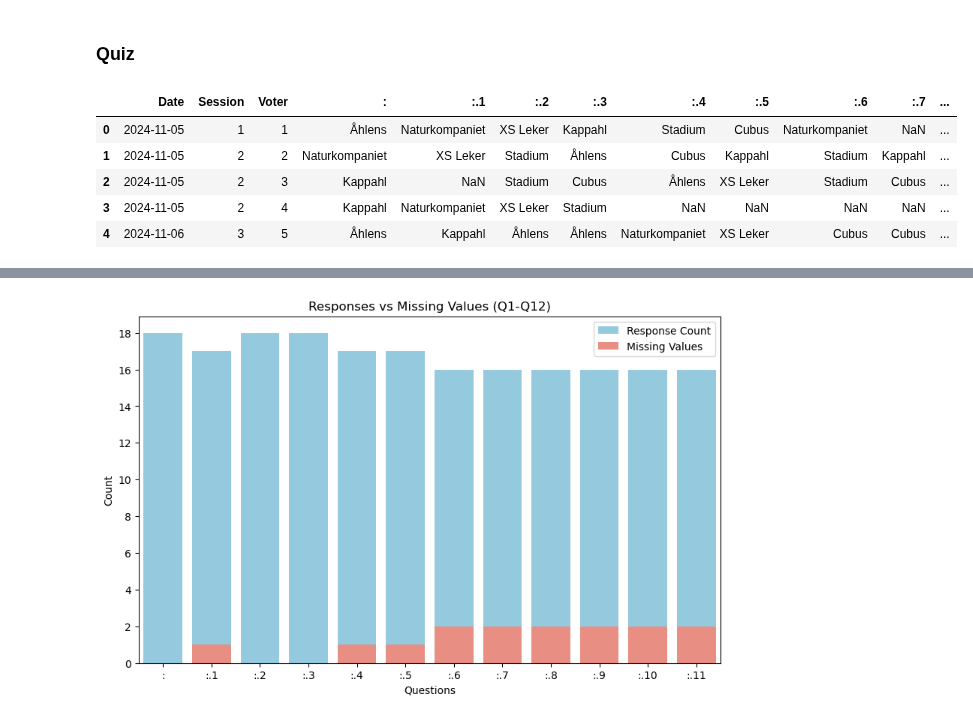
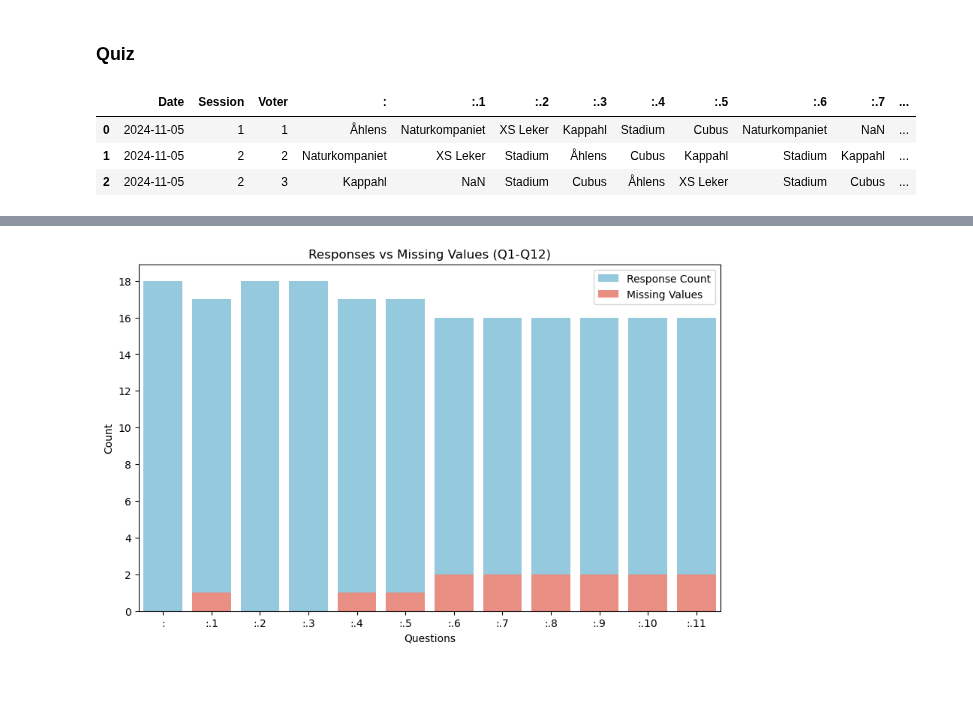
Before and after one commit to emmenru/Music-AI-workshop, a Jupyter notebook: AI-music-workshop.ipynb, the cells around one changed output, grey strips where cells are left out. Drawn from its saved outputs; the diff is of its cells as text; code cells hidden in the pictures; blank space fills up the shorter version.

```diff
--- a/AI-music-workshop.ipynb
+++ b/AI-music-workshop.ipynb
@@ -108,14 +101,12 @@ dtype: int64
 # %% [markdown]
 ### Quiz
 # %%
-df_quiz.head()
+df_quiz.head(3)
 # %% [output]
 |  | Date | Session | Voter | : | :.1 | :.2 | :.3 | :.4 | :.5 | :.6 | :.7 | ... |
 | 0 | 2024-11-05 | 1 | 1 | Åhlens | Naturkompaniet | XS Leker | Kappahl | Stadium | Cubus | Naturkompaniet | NaN | ... |
 | 1 | 2024-11-05 | 2 | 2 | Naturkompaniet | XS Leker | Stadium | Åhlens | Cubus | Kappahl | Stadium | Kappahl | ... |
 | 2 | 2024-11-05 | 2 | 3 | Kappahl | NaN | Stadium | Cubus | Åhlens | XS Leker | Stadium | Cubus | ... |
-| 3 | 2024-11-05 | 2 | 4 | Kappahl | Naturkompaniet | XS Leker | Stadium | NaN | NaN | NaN | NaN | ... |
-| 4 | 2024-11-06 | 3 | 5 | Åhlens | Kappahl | Åhlens | Åhlens | Naturkompaniet | XS Leker | Cubus | Cubus | ... |
 # %%
 df_quiz.info()
 # %% [output]
```
Also changed, not shown: parts of 65 cells of this notebook, 2 other files.
